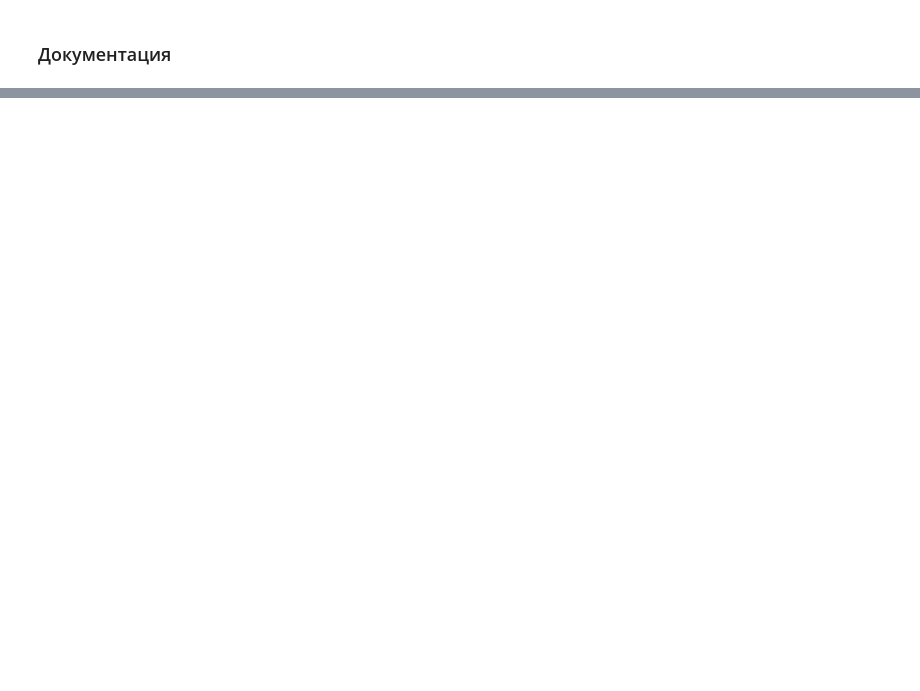
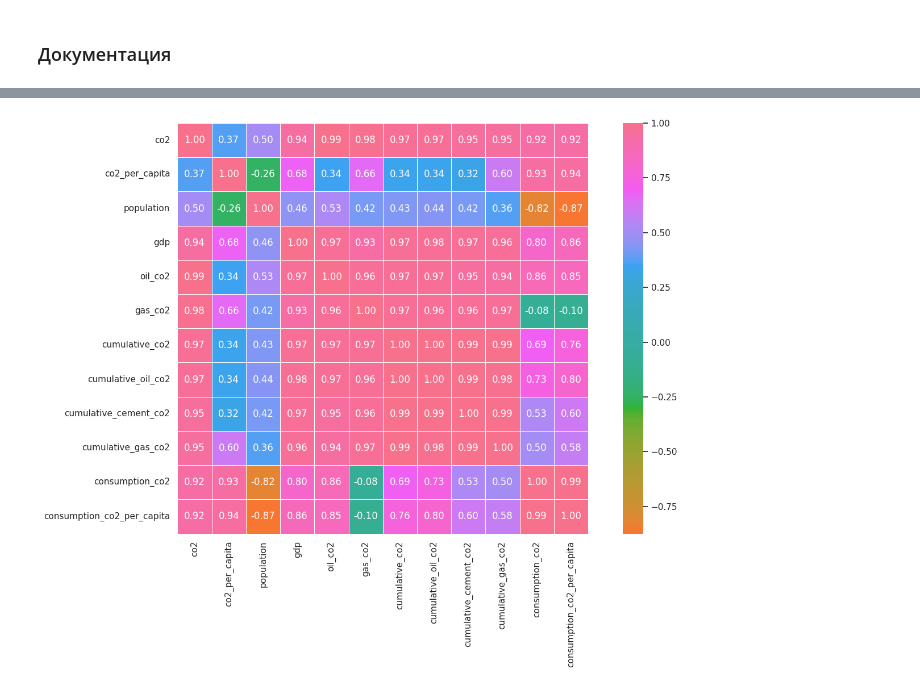
Before and after one commit to Svetlana88-n/new_project, a Jupyter notebook: notebook/EDA.ipynb, the cells around one changed output, grey strips where cells are left out. Saved outputs shown, nothing was run; the diff lists cells and outputs as text; code cells hidden in the pictures; blank space fills up the shorter version.

```diff
--- a/notebook/EDA.ipynb
+++ b/notebook/EDA.ipynb
@@ -668,0 +709,20 @@ data.to_parquet('processed_data.parquet', index=False)
+# %%
+# Тепловая карта корреляций
+corr_cols = [
+    'co2', 'co2_per_capita', 'population', 'gdp', 'oil_co2', 'gas_co2',
+    'cumulative_co2', 'cumulative_oil_co2', 'cumulative_cement_co2', 'cumulative_gas_co2',
+    'consumption_co2', 'consumption_co2_per_capita'
+]
+corr_cols = [col for col in corr_cols if col in df_clean.columns]
+
+plt.figure(figsize=(14, 10))
+corr_matrix = df_clean[corr_cols].corr()
+
+# Так как все должно быть в единой цветовой гамме, а выбранная мною палитра не является встроенной, то придется создать палитру husl
+husl_palette = sns.color_palette("husl", as_cmap=True)
+sns.heatmap(corr_matrix, annot=True, fmt=".2f", cmap=husl_palette, center=0,
+            square=True, linewidths=0.5)
+plt.tight_layout()
+plt.show()
+# %% [output]
+[figure, added]
```
Also changed, not shown: parts of 18 cells of this notebook.
